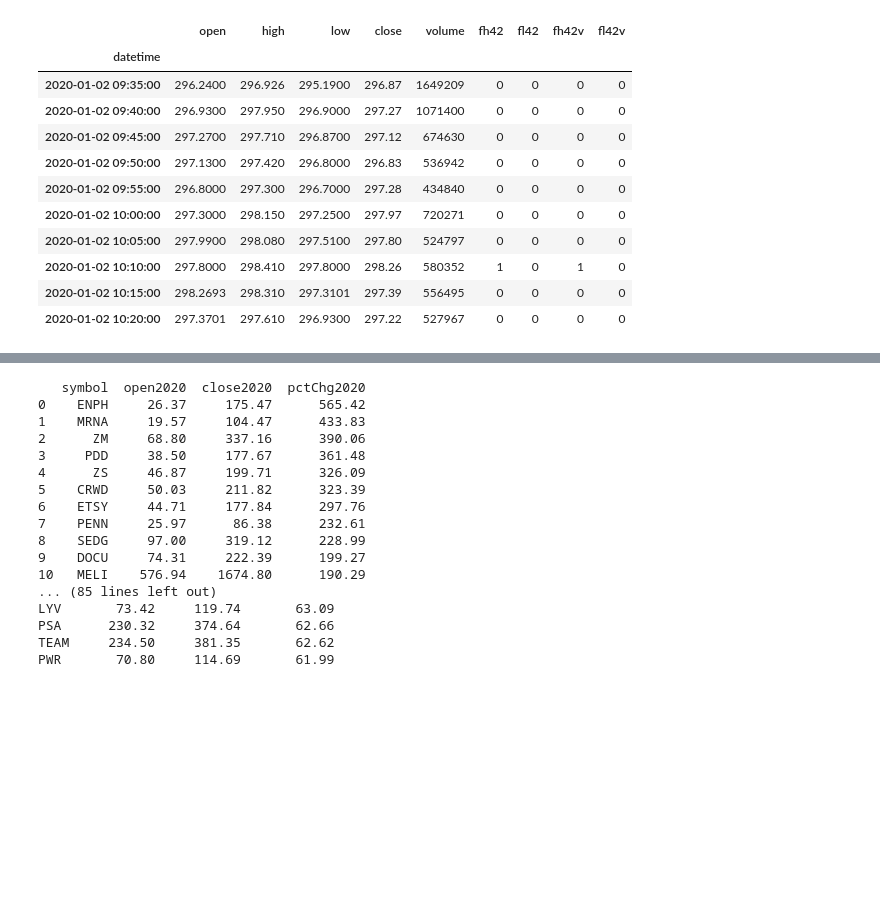
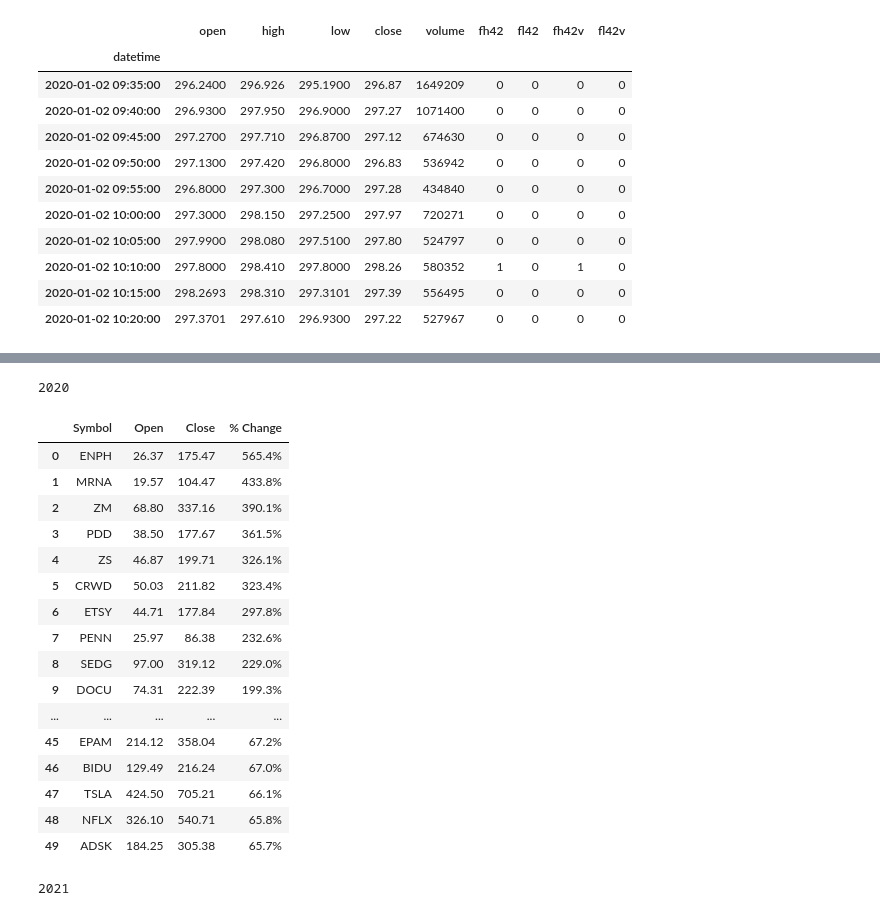
Before and after one commit to GuyResh/HedgeFundML, a Jupyter notebook: HedgeFundML.ipynb, the cells around one changed output, grey strips where cells are left out. Saved outputs shown, nothing was run; the diff lists cells and outputs as text; code cells hidden in the pictures; blank space fills up the shorter version.

Commit message:
Table formatting (top 50)

```diff
--- a/HedgeFundML.ipynb
+++ b/HedgeFundML.ipynb
@@ -236,12 +237,15 @@ ohlcv = {}
 bgn_prd = datetime.datetime( year=2020, month=1, day=1, hour=0, minute=0, second=0 )
 end_prd = datetime.datetime.now()
 
+startTime = datetime.datetime.now()
+
 for i in tqdm( range( len( uniqueSymbols )), leave=False ):
 
   symbol = uniqueSymbols[i]
   #print( 'symbol=[', symbol, ']' )
 
-  fn_pkl = 'data/5min/' + symbol + '.pkl'
+  #fn_pkl = 'data/5min/' + symbol + '.pkl'
+  fn_pkl = home + 'pkl/ohlcv/Equities/' + symbol + '.pkl'
 
   if not os.path.isfile( fn_pkl ): # only download if we don't already have the data locally
     iqData = get_historical_data( symbol, bgn_prd, end_prd )
@@ -251,10 +255,12 @@ for i in tqdm( range( len( uniqueSymbols )), leave=False ):
     deltaTime = datetime.datetime.now() - startTime
     #print( "iqData to_pickle(" + fn_pkl + ") elapsed {:.3f}ms".format( deltaTime.total_seconds() * 1000 )) # milliseconds
 
-  startTime = datetime.datetime.now()
+  #startTime = datetime.datetime.now()
   ohlcv[symbol] = pd.read_pickle( fn_pkl )
-  deltaTime = datetime.datetime.now() - startTime
+  #deltaTime = datetime.datetime.now() - startTime
   #print( len( ohlcv[symbol] ), "ohlcv read_pickle(" + fn_pkl + ") elapsed {:.3f}ms".format( deltaTime.total_seconds() * 1000 )) # milliseconds
 
-print( "[", len( ohlcv ), "] 5-minute data loaded..." )
+deltaTime = datetime.datetime.now() - startTime
+
+print( "[", len( ohlcv ), "] 5-minute data loaded...elapsed {:.1f}s".format( deltaTime.total_seconds() ))
 # %% [output]
@@ -482,35 +522,56 @@ seedCapital=[ $1,000,000,000.00 ] investmentCapitalPerSymbol=[ $1,923,076.92 ]
+# %%
+def display_side_by_side( dfs:list, captions:list, tablespacing=2 ):
+  """Display tables side by side to save vertical space
+  Input:
+    dfs: list of pandas.DataFrame
+    captions: list of table captions
+  """
+  output = ""
+  for (caption, df) in zip( captions, dfs ):
+    format_dict = {'Open':'{0:,.2f}', 'Close':'{0:,.2f}', '% Change': '{:.1%}'}
+    output += df.style.format( format_dict ).set_table_attributes( "style='display:inline'" ).set_caption( caption )._repr_html_()
+    output += tablespacing * "\xa0"
+  display( HTML( output ))
 # %%
+#
+# Top 50 (by % change per year)
+#
 dfPortfolio.sort_values( by=['pctChg2020'], ascending=False, inplace=True)
 df2020Top50 = dfPortfolio[['open2020','close2020','pctChg2020']][0:50]
 
-df2020Top50.reset_index(inplace=True)
-df2020Top50 = df2020Top50.rename( columns = {'index':'symbol'})
-
-df2020Top50
+df2020Top50.reset_index( inplace=True )
+df2020Top50 = df2020Top50.rename( columns = {'index':'Symbol', 'open2020':'Open', 'close2020':'Close', 'pctChg2020':'% Change'} )
 
 dfPortfolio.sort_values( by=['pctChg2021'], ascending=False, inplace=True)
 df2021Top50 = dfPortfolio[['open2021','close2021','pctChg2021']][0:50]
 
+df2021Top50.reset_index( inplace=True )
+df2021Top50 = df2021Top50.rename( columns = {'index':'Symbol', 'open2021':'Open', 'close2021':'Close', 'pctChg2021':'% Change'} )
+
 dfPortfolio.sort_values( by=['pctChg2022'], ascending=False, inplace=True)
 df2022Top50 = dfPortfolio[['open2022','close2022','pctChg2022']][0:50]
 
-with pd.option_context( 'display.width', 1000, 'display.precision', 2 ):
-  print( df2020Top50, df2021Top50 )
+df2022Top50.reset_index( inplace=True )
+df2022Top50 = df2022Top50.rename( columns = {'index':'Symbol', 'open2022':'Open', 'close2022':'Close', 'pctChg2022':'% Change'} )
+
+display_side_by_side( [df2020Top50, df2021Top50, df2022Top50], ['<b>2020</b>', '<b>2021</b>', '<b>2022</b>'] )
 # %% [output]
-   symbol  open2020  close2020  pctChg2020
-0    ENPH     26.37     175.47      565.42
-1    MRNA     19.57     104.47      433.83
-2      ZM     68.80     337.16      390.06
-3     PDD     38.50     177.67      361.48
-4      ZS     46.87     199.71      326.09
-5    CRWD     50.03     211.82      323.39
-6    ETSY     44.71     177.84      297.76
-7    PENN     25.97      86.38      232.61
-8    SEDG     97.00     319.12      228.99
-9    DOCU     74.31     222.39      199.27
-10   MELI    576.94    1674.80      190.29
-... (85 lines left out)
-LYV       73.42     119.74       63.09
-PSA      230.32     374.64       62.66
-TEAM     234.50     381.35       62.62
-PWR       70.80     114.69       61.99
+2020
+|  | Symbol | Open | Close | % Change |
+| 0 | ENPH | 26.37 | 175.47 | 565.4% |
+| 1 | MRNA | 19.57 | 104.47 | 433.8% |
+| 2 | ZM | 68.80 | 337.16 | 390.1% |
+| 3 | PDD | 38.50 | 177.67 | 361.5% |
+| 4 | ZS | 46.87 | 199.71 | 326.1% |
+| 5 | CRWD | 50.03 | 211.82 | 323.4% |
+| 6 | ETSY | 44.71 | 177.84 | 297.8% |
+| 7 | PENN | 25.97 | 86.38 | 232.6% |
+| 8 | SEDG | 97.00 | 319.12 | 229.0% |
+| 9 | DOCU | 74.31 | 222.39 | 199.3% |
+| ... | ... | ... | ... | ... |
+| 45 | EPAM | 214.12 | 358.04 | 67.2% |
+| 46 | BIDU | 129.49 | 216.24 | 67.0% |
+| 47 | TSLA | 424.50 | 705.21 | 66.1% |
+| 48 | NFLX | 326.10 | 540.71 | 65.8% |
+| 49 | ADSK | 184.25 | 305.38 | 65.7% |
+2021
```
Also changed, not shown: parts of 14 cells of this notebook.
